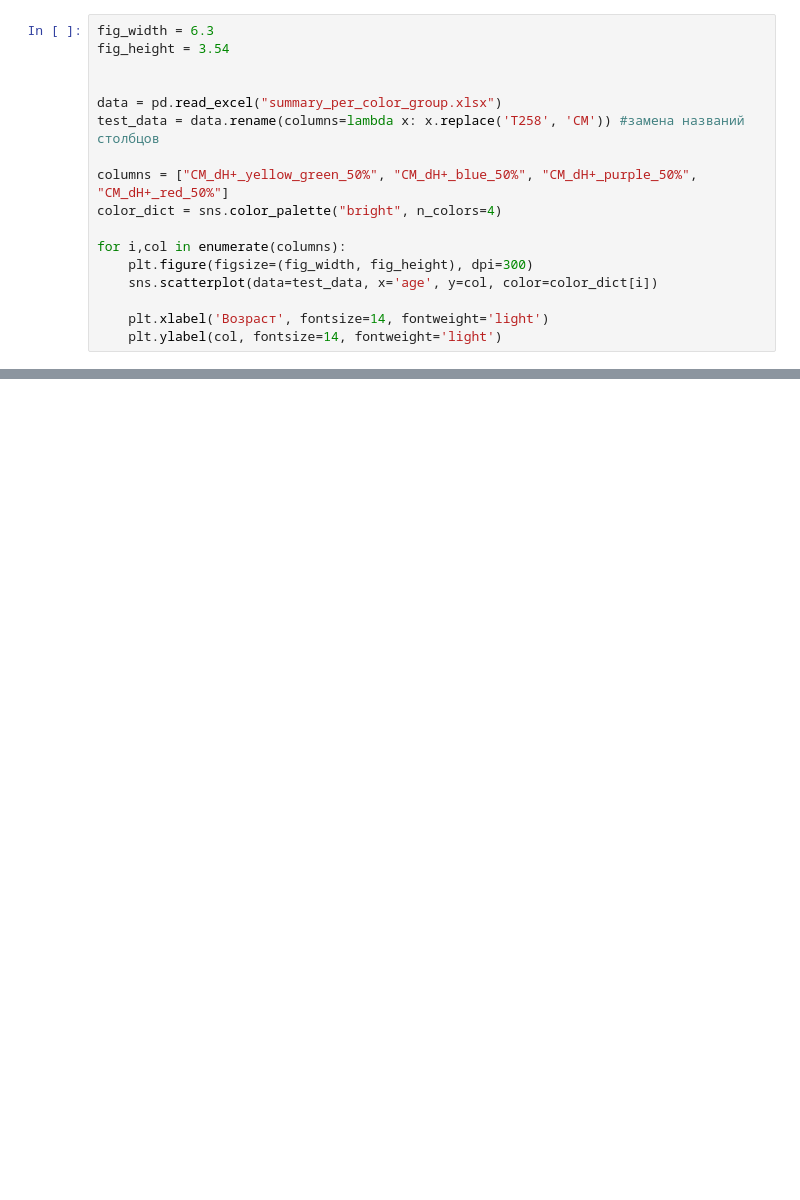
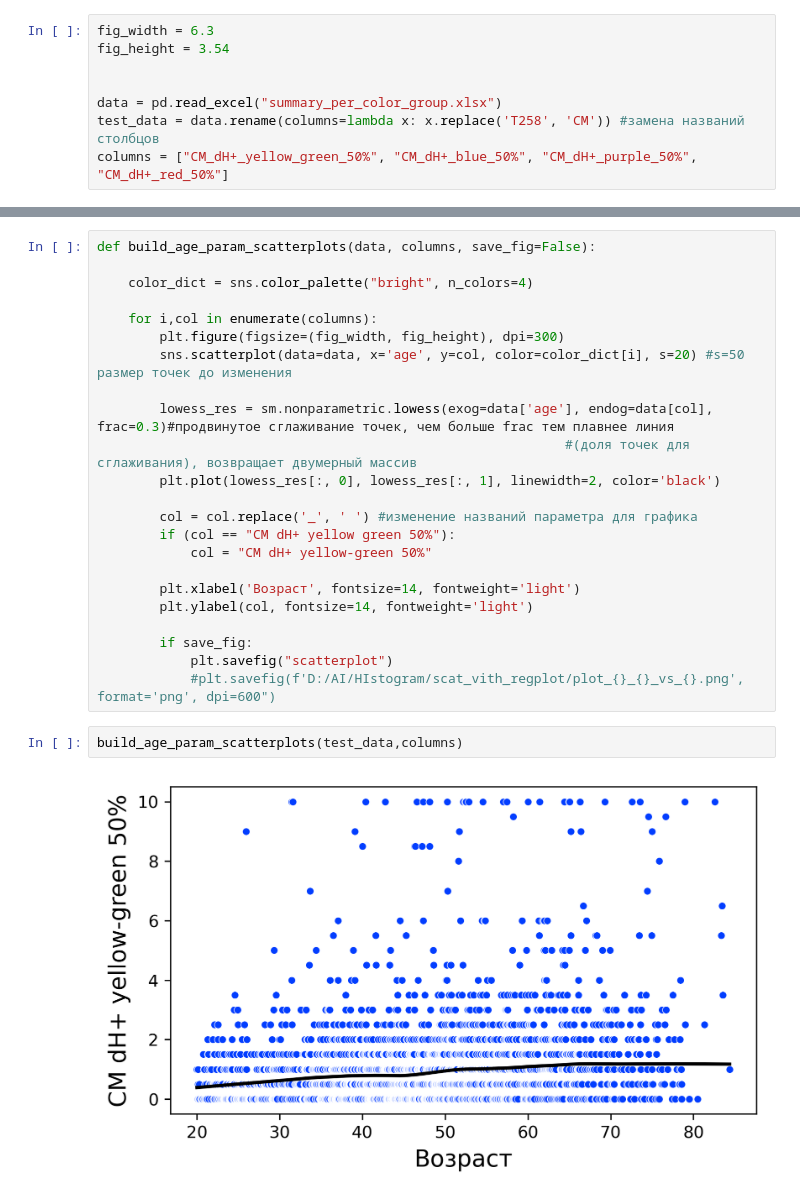
Before and after one commit to CaktusJohn/Computerized-campimetry-test-analysis, a Jupyter notebook: Scatterplots.ipynb, the cells around one changed output, grey strips where cells are left out. Saved outputs shown, nothing was run; the diff lists cells and outputs as text; blank space fills up the shorter version.

```diff
--- a/Scatterplots.ipynb
+++ b/Scatterplots.ipynb
@@ -9,13 +11,4 @@ fig_height = 3.54
 
 data = pd.read_excel("summary_per_color_group.xlsx")
 test_data = data.rename(columns=lambda x: x.replace('T258', 'CM')) #замена названий столбцов
-
 columns = ["CM_dH+_yellow_green_50%", "CM_dH+_blue_50%", "CM_dH+_purple_50%", "CM_dH+_red_50%"]
-color_dict = sns.color_palette("bright", n_colors=4)
-
-for i,col in enumerate(columns):
-    plt.figure(figsize=(fig_width, fig_height), dpi=300)
-    sns.scatterplot(data=test_data, x='age', y=col, color=color_dict[i])
-
-    plt.xlabel('Возраст', fontsize=14, fontweight='light')
-    plt.ylabel(col, fontsize=14, fontweight='light')
@@ -26,0 +15,27 @@ for i,col in enumerate(columns):
+# %%
+def build_age_param_scatterplots(data, columns, save_fig=False):
+
+    color_dict = sns.color_palette("bright", n_colors=4)
+
+    for i,col in enumerate(columns):
+        plt.figure(figsize=(fig_width, fig_height), dpi=300)
+        sns.scatterplot(data=data, x='age', y=col, color=color_dict[i], s=20) #s=50 размер точек до изменения
+
+        lowess_res = sm.nonparametric.lowess(exog=data['age'], endog=data[col], frac=0.3)#продвинутое сглаживание точек, чем больше frac тем плавнее линия
+                                                            #(доля точек для сглаживания), возвращает двумерный массив
+        plt.plot(lowess_res[:, 0], lowess_res[:, 1], linewidth=2, color='black')
+
+        col = col.replace('_', ' ') #изменение названий параметра для графика
+        if (col == "CM dH+ yellow green 50%"):
+            col = "CM dH+ yellow-green 50%"
+
+        plt.xlabel('Возраст', fontsize=14, fontweight='light')
+        plt.ylabel(col, fontsize=14, fontweight='light')
+
+        if save_fig:
+            plt.savefig("scatterplot")
+            #plt.savefig(f'D:/AI/HIstogram/scat_vith_regplot/plot_{}_{}_vs_{}.png', format='png', dpi=600")
+# %%
+build_age_param_scatterplots(test_data,columns)
+# %% [output]
+[figure, added]
```
Also changed, not shown: parts of 5 cells of this notebook, 1 other file.
